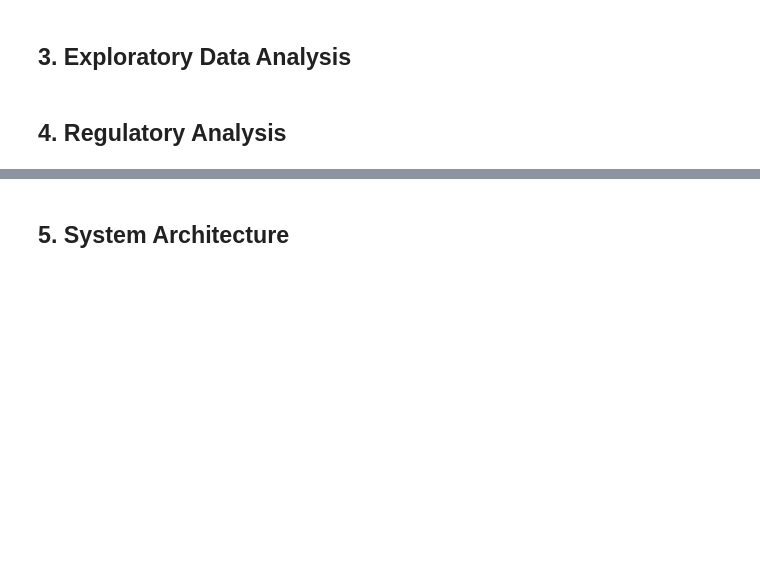
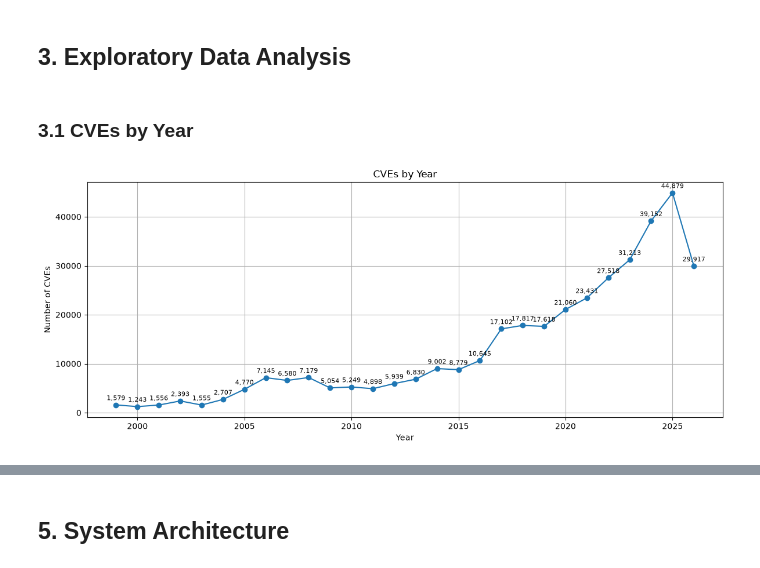
Before and after one commit to SakigamiYang/srh-it-security-agent, a Jupyter notebook: notebooks/it_security_agent.ipynb, the cells around one changed output, grey strips where cells are left out. Drawn from its saved outputs; the diff is of its cells as text; code cells hidden in the pictures; blank space fills up the shorter version.

```diff
--- a/notebooks/it_security_agent.ipynb
+++ b/notebooks/it_security_agent.ipynb
@@ -11,4 +19,65 @@
 # %% [markdown]
 ## 3. Exploratory Data Analysis
-# %% [markdown]
-## 4. Regulatory Analysis
+# %%
+from pathlib import Path
+
+from dotenv import dotenv_values
+from pymongo import MongoClient
+
+env = dotenv_values(Path("../.env"))
+
+username = env["MONGO_INITDB_ROOT_USERNAME"]
+password = env["MONGO_INITDB_ROOT_PASSWORD"]
+port = env.get("MONGO_PORT", "27017")
+
+client = MongoClient(f"mongodb://{username}:{password}@localhost:{port}/admin")
+
+db = client[env["MONGO_DATABASE"]]
+collection = db.cves
+# %% [markdown]
+### 3.1 CVEs by Year
+# %%
+import matplotlib.pyplot as plt
+
+pipeline = [
+    {
+        "$group": {
+            "_id": "$year",
+            "count": {"$sum": 1}
+        }
+    },
+    {
+        "$sort": {
+            "_id": 1
+        }
+    }
+]
+
+result = list(collection.aggregate(pipeline))
+
+years = [x["_id"] for x in result]
+counts = [x["count"] for x in result]
+
+plt.figure(figsize=(12, 5))
+plt.plot(years, counts, marker="o")
+
+# Show value on each point
+for x, y in zip(years, counts):
+    plt.annotate(
+        f"{y:,}",          # Thousands separator
+        (x, y),
+        textcoords="offset points",
+        xytext=(0, 6),     # Move label 6 points upward
+        ha="center",
+        fontsize=8,
+    )
+
+plt.title("CVEs by Year")
+plt.xlabel("Year")
+plt.ylabel("Number of CVEs")
+plt.grid(True)
+
+plt.tight_layout()
+plt.show()
+# %% [output]
+[figure, added]
```
Also changed, not shown: parts of 22 cells of this notebook, 8 other files.
